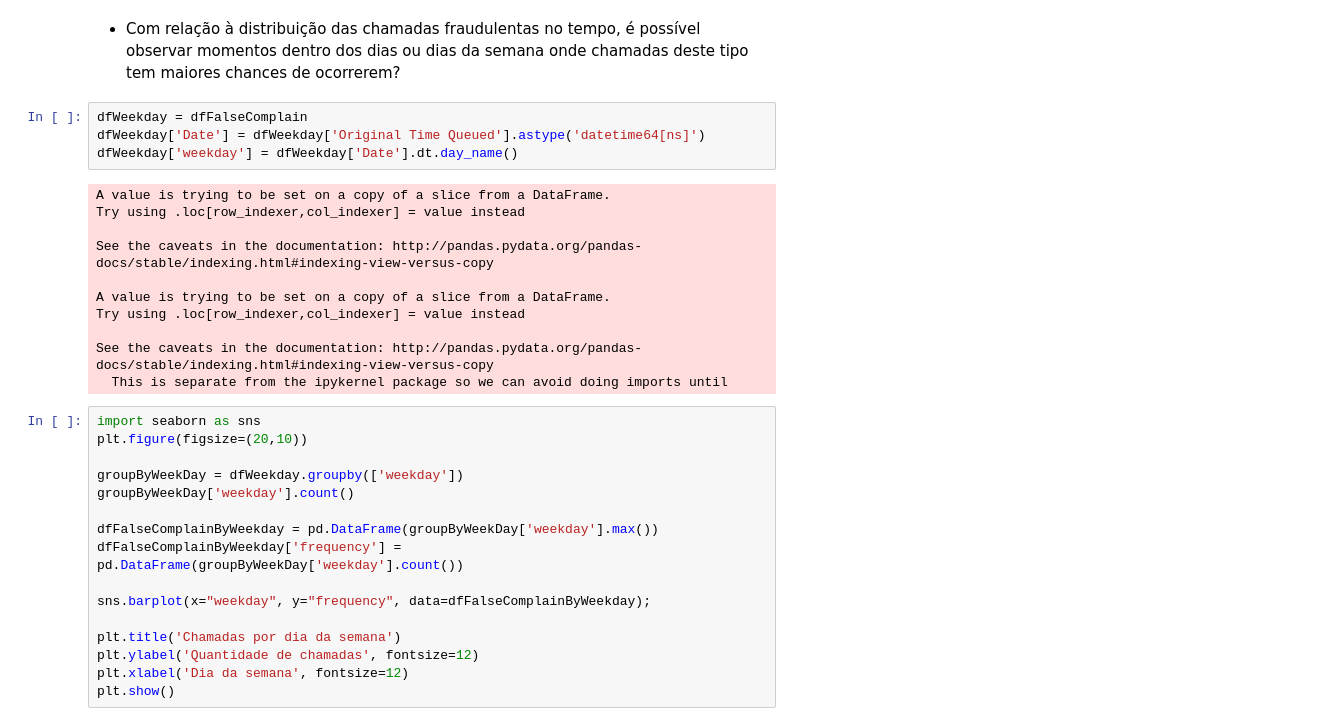
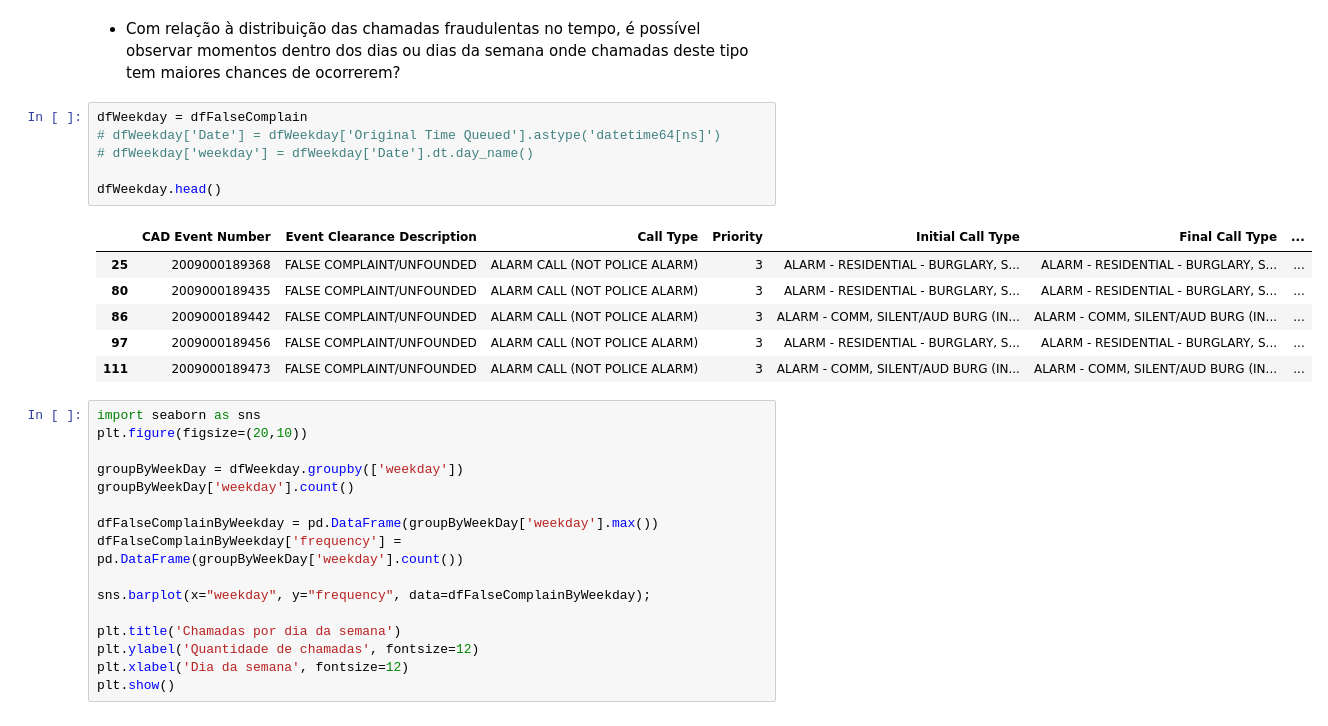
Before and after one commit to aurindo/programming_data_science, a Jupyter notebook: Prova - PDSDA.ipynb, the cells around one changed output. Saved outputs shown, nothing was run; the diff lists cells and outputs as text.

Commit message:
Primeira parte finalizada

```diff
--- a/Prova - PDSDA.ipynb
+++ b/Prova - PDSDA.ipynb
@@ -217,19 +208,17 @@ Name: Sector, dtype: int64
 da semana onde chamadas deste tipo tem maiores chances de ocorrerem?
 # %%
 dfWeekday = dfFalseComplain
-dfWeekday['Date'] = dfWeekday['Original Time Queued'].astype('datetime64[ns]')
-dfWeekday['weekday'] = dfWeekday['Date'].dt.day_name()
+# dfWeekday['Date'] = dfWeekday['Original Time Queued'].astype('datetime64[ns]')
+# dfWeekday['weekday'] = dfWeekday['Date'].dt.day_name()
+
+dfWeekday.head()
 # %% [output]
-A value is trying to be set on a copy of a slice from a DataFrame.
-Try using .loc[row_indexer,col_indexer] = value instead
-
-See the caveats in the documentation: http://pandas.pydata.org/pandas-docs/stable/indexing.html#indexing-view-versus-copy
-
-A value is trying to be set on a copy of a slice from a DataFrame.
-Try using .loc[row_indexer,col_indexer] = value instead
-
-See the caveats in the documentation: http://pandas.pydata.org/pandas-docs/stable/indexing.html#indexing-view-versus-copy
-  This is separate from the ipykernel package so we can avoid doing imports until
+|  | CAD Event Number | Event Clearance Description | Call Type | Priority | Initial Call Type | Final Call Type | ... |
+| 25 | 2009000189368 | FALSE COMPLAINT/UNFOUNDED | ALARM CALL (NOT POLICE ALARM) | 3 | ALARM - RESIDENTIAL - BURGLARY, S... | ALARM - RESIDENTIAL - BURGLARY, S... | ... |
+| 80 | 2009000189435 | FALSE COMPLAINT/UNFOUNDED | ALARM CALL (NOT POLICE ALARM) | 3 | ALARM - RESIDENTIAL - BURGLARY, S... | ALARM - RESIDENTIAL - BURGLARY, S... | ... |
+| 86 | 2009000189442 | FALSE COMPLAINT/UNFOUNDED | ALARM CALL (NOT POLICE ALARM) | 3 | ALARM - COMM, SILENT/AUD BURG (IN... | ALARM - COMM, SILENT/AUD BURG (IN... | ... |
+| 97 | 2009000189456 | FALSE COMPLAINT/UNFOUNDED | ALARM CALL (NOT POLICE ALARM) | 3 | ALARM - RESIDENTIAL - BURGLARY, S... | ALARM - RESIDENTIAL - BURGLARY, S... | ... |
+| 111 | 2009000189473 | FALSE COMPLAINT/UNFOUNDED | ALARM CALL (NOT POLICE ALARM) | 3 | ALARM - COMM, SILENT/AUD BURG (IN... | ALARM - COMM, SILENT/AUD BURG (IN... | ... |
 # %%
 import seaborn as sns
 plt.figure(figsize=(20,10))
```
Also changed, not shown: parts of 8 cells of this notebook.
